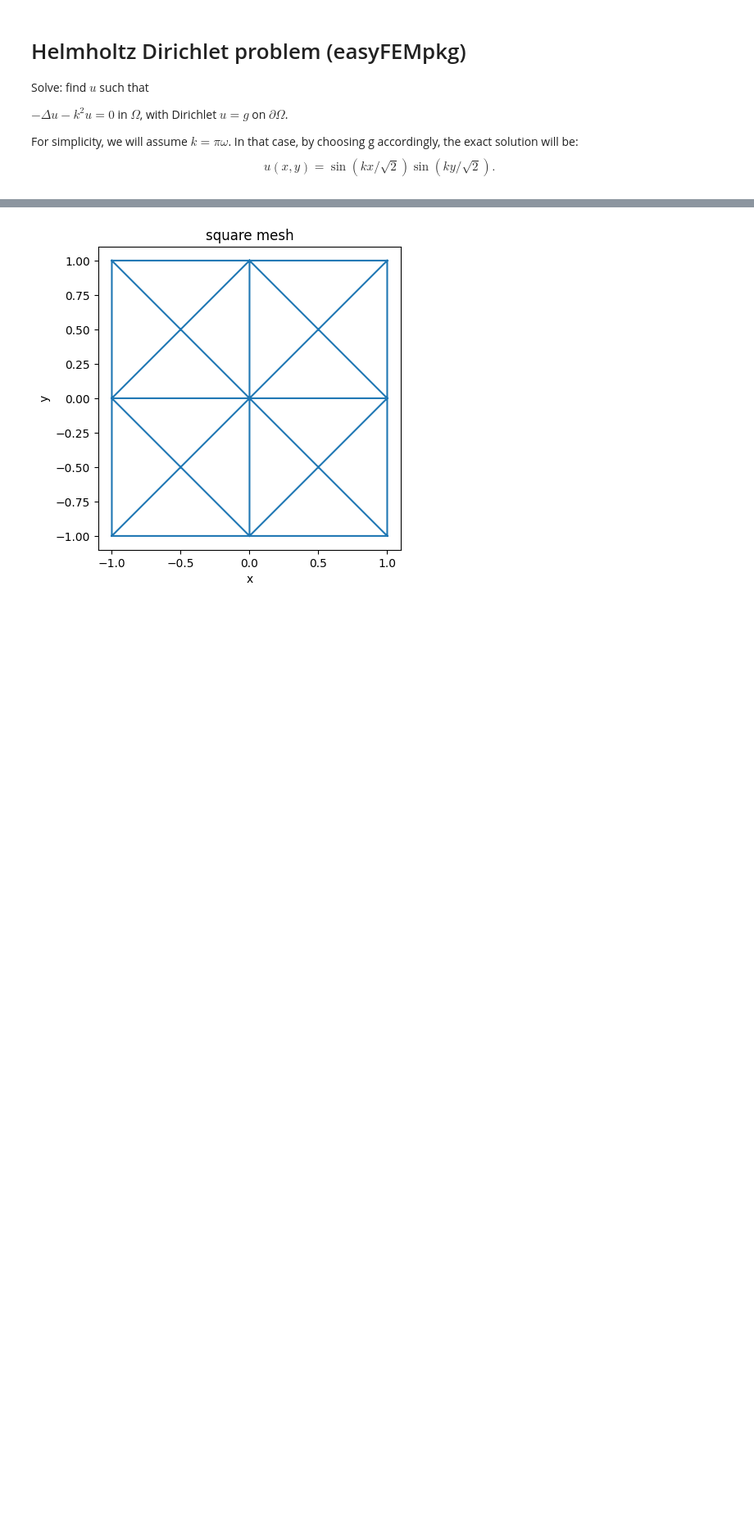
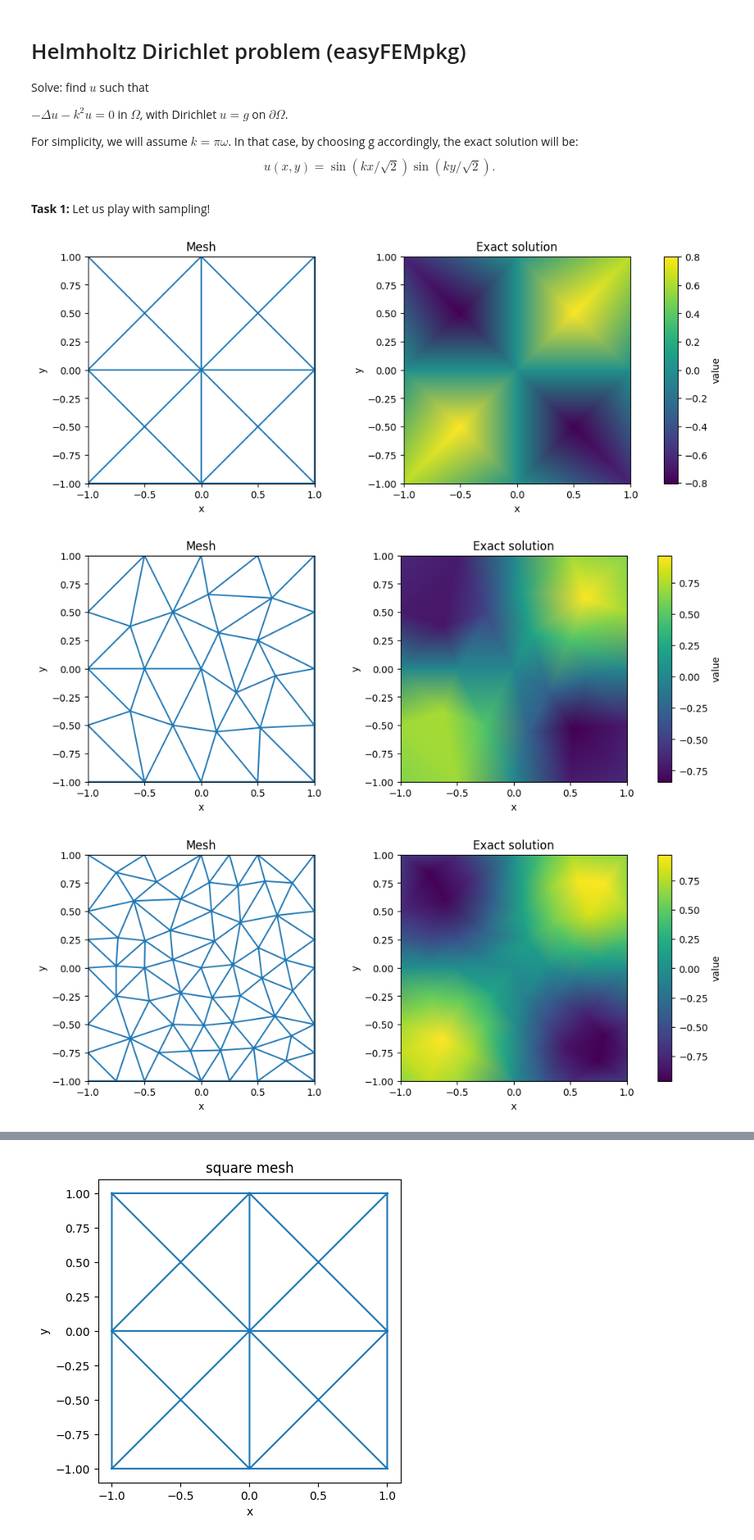
Before and after one commit to scalaura/waves_summerschool, a Jupyter notebook: intro_fem/code/Helmholtz_Dirichlet_L3.ipynb, the cells around one changed output, grey strips where cells are left out. Shown at 82% size. Cells and saved outputs as stored; diff of their text form; code cells hidden in the pictures; blank space fills up the shorter version.

```diff
--- a/intro_fem/code/Helmholtz_Dirichlet.ipynb
+++ b/intro_fem/code/Helmholtz_Dirichlet_L3.ipynb
@@ -31,6 +31,24 @@ def g(x, y):
     return math.sin(k/math.sqrt(2)*x)*math.sin(k/math.sqrt(2)*y)
 # %%
 # In order to consider different refinements, we need to pass a 'reference meshwidth'
-h_ref = [0.25, 0.125, 0.0625, 0.03125, 0.015625, 0.015625/2]
+#h_ref = [0.25, 0.125, 0.0625, 0.03125, 0.015625, 0.015625/2]
+h_ref = [0.25, 0.125, 0.0625, 0.03125, 0.015625]
 # Note that we haven't implemented an actual refinement routine. Instead,
 # we will be simply generating finer meshes (i.e. we will have a sequence of meshes that is not nested).
+# %% [markdown]
+__Task 1:__ Let us play with sampling!
+# %%
+for max_area in h_ref:
+    # Build the mesh and retrieve the mesh data:
+    # p: mesh vertices
+    # t: mesh elements (this is an array containing the numbering of the vertices that belong to the triangle)
+    # bnd: array containing the boundary edges. This will be used for setting boundary conditions when needed.
+    p, t, bnd = build_mesh(geometry, max_area=max_area)
+
+    #Plot the exact solution
+    u_ref = np.array([g(x,y) for (x,y) in p])
+    mesh_and_solution_side_by_side(p, t, u_ref, title="Exact solution")
+# %% [output]
+[figure, added]
+[figure, added]
+[figure, added]
```
Also changed, not shown: parts of 3 cells of this notebook, 1 other file.
